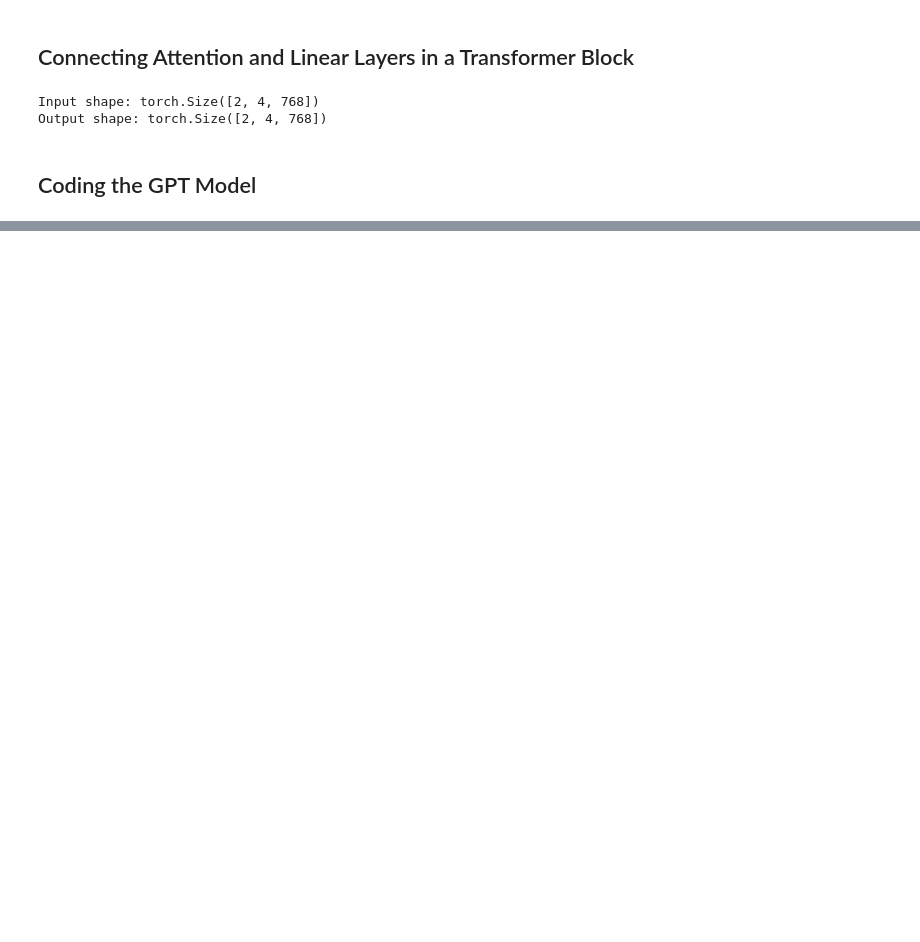
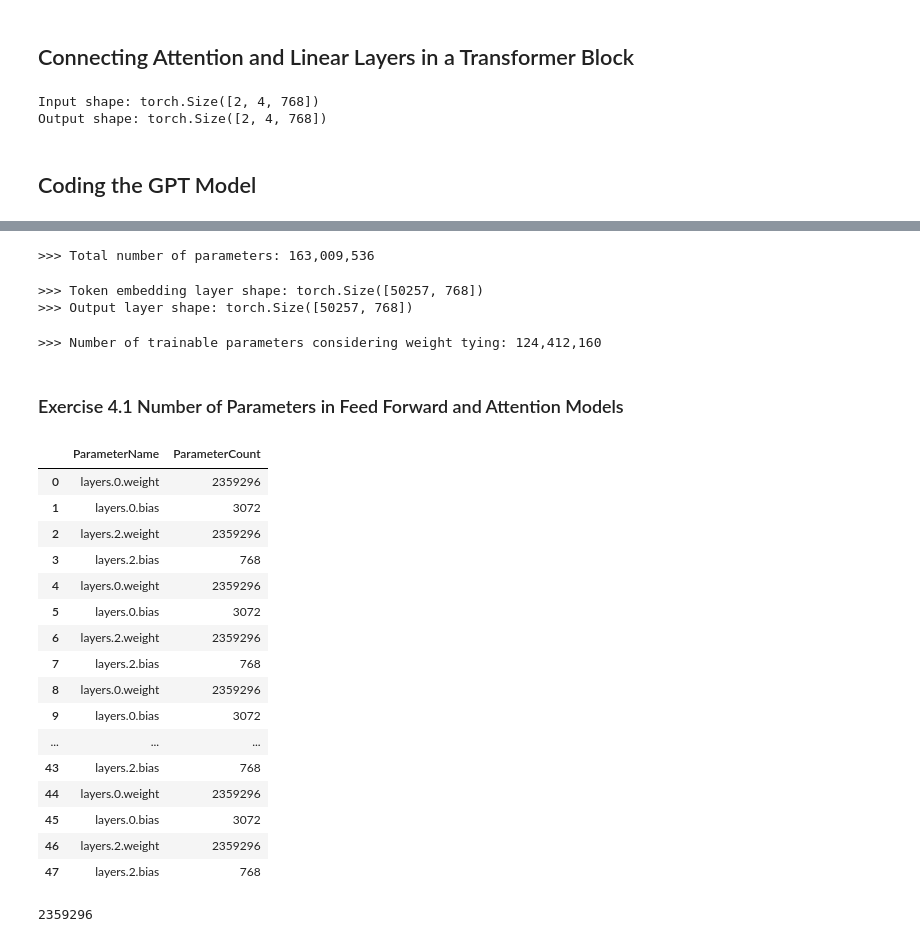
Before and after one commit to SandroAlex/llms-build-and-deploy, a Jupyter notebook: notebooks/build_large_language_models_from_scratch/04_implementing_a_gpt_model.ipynb, the cells around one changed output, grey strips where cells are left out. Cells and saved outputs as stored; diff of their text form; code cells hidden in the pictures; blank space fills up the shorter version.

```diff
--- a/notebooks/build_large_language_models_from_scratch/04_implementing_a_gpt_model.ipynb
+++ b/notebooks/build_large_language_models_from_scratch/04_implementing_a_gpt_model.ipynb
@@ -245,7 +248,7 @@ class GELU(nn.Module):
     def forward(self, x):
 
         gelu = 0.5 * x * (
-            1 + torch.tanh(torch.sqrt(torch.tensor(2.0 / torch.pi)) * \
+            1 + torch.tanh(torch.sqrt(torch.tensor(2.0 / 3.14)) * \
             (x + 0.044715 * torch.pow(x, 3)))
         )
 
@@ -524,0 +565,11 @@ Output shape: torch.Size([2, 4, 768])
+# %%
+%%time
+
+torch.manual_seed(123)
+
+model = GPTModel(GPT_CONFIG_124M)
+out = model(batch)
+
+print("Input batch:\n", batch)
+print("\nOutput shape:", out.shape)
+print(out)
@@ -524,0 +594,60 @@ Output shape: torch.Size([2, 4, 768])
+# %%
+total_params = sum(p.numel() for p in model.parameters())
+
+print(f">>> Total number of parameters: {total_params:,}")
+# %% [output]
+>>> Total number of parameters: 163,009,536
+# %%
+print(">>> Token embedding layer shape:", model.tok_emb.weight.shape)
+
+print(">>> Output layer shape:", model.out_head.weight.shape)
+# %% [output]
+>>> Token embedding layer shape: torch.Size([50257, 768])
+>>> Output layer shape: torch.Size([50257, 768])
+# %%
+total_params_gpt2 = (
+    total_params - sum(p.numel() for p in model.out_head.parameters())
+)
+
+print(f">>> Number of trainable parameters considering weight tying: {total_params_gpt2:,}")
+# %% [output]
+>>> Number of trainable parameters considering weight tying: 124,412,160
+# %% [markdown]
+### Exercise 4.1 Number of Parameters in Feed Forward and Attention Models
+# %%
+n = []; p = []
+
+# Loop over transformer blocks.
+for trf_block in model.trf_blocks:
+
+    # Loop over parameters of feed forward.
+    for name, parameters in trf_block.get_submodule("ff").named_parameters():
+
+        # Sum up.
+        p.append(parameters.numel())
+        n.append(name)
+
+df_params = pd.DataFrame({"ParameterName": n, "ParameterCount": p})
+df_params
+# %% [output]
+|  | ParameterName | ParameterCount |
+| 0 | layers.0.weight | 2359296 |
+| 1 | layers.0.bias | 3072 |
+| 2 | layers.2.weight | 2359296 |
+| 3 | layers.2.bias | 768 |
+| 4 | layers.0.weight | 2359296 |
+| 5 | layers.0.bias | 3072 |
+| 6 | layers.2.weight | 2359296 |
+| 7 | layers.2.bias | 768 |
+| 8 | layers.0.weight | 2359296 |
+| 9 | layers.0.bias | 3072 |
+| ... | ... | ... |
+| 43 | layers.2.bias | 768 |
+| 44 | layers.0.weight | 2359296 |
+| 45 | layers.0.bias | 3072 |
+| 46 | layers.2.weight | 2359296 |
+| 47 | layers.2.bias | 768 |
+# %%
+GPT_CONFIG_124M["emb_dim"] * (4 * GPT_CONFIG_124M["emb_dim"])
+# %% [output]
+2359296
```
Also changed, not shown: parts of 6 cells of this notebook.
